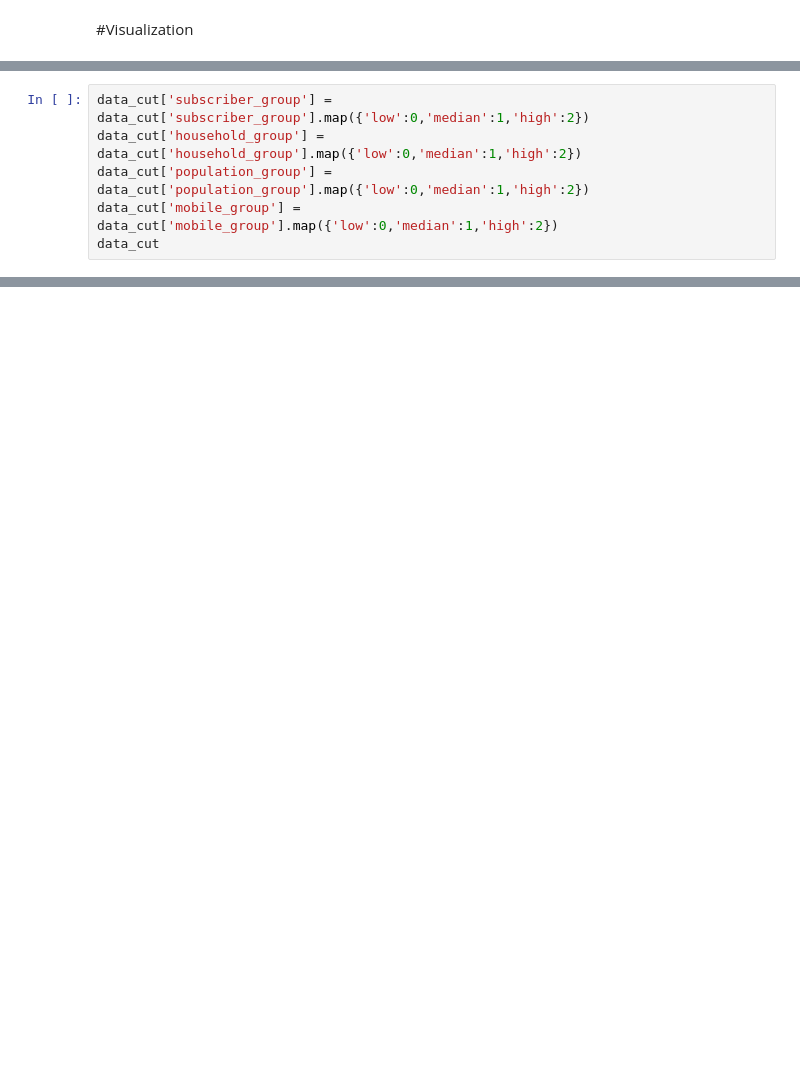
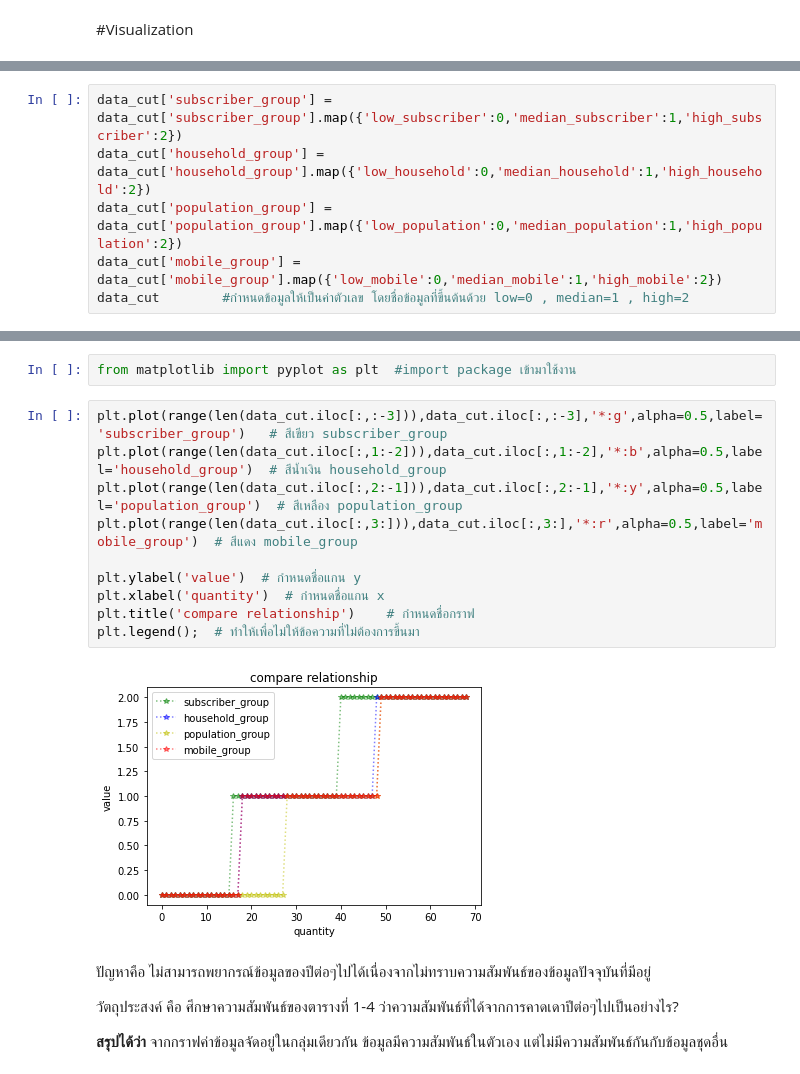
Before and after one commit to Thitichaya2000/DWDM21, a Jupyter notebook: Project_lookmhee.ipynb, the cells around one changed output, grey strips where cells are left out. Saved outputs shown, nothing was run; the diff lists cells and outputs as text; blank space fills up the shorter version.

```diff
--- a/Project_lookmhee.ipynb
+++ b/Project_lookmhee.ipynb
@@ -613,6 +603,0 @@ Index(['subscriber_group', 'household_group', 'population_group',
-# %%
-data_cut['subscriber_group'] = data_cut['subscriber_group'].map({'low':0,'median':1,'high':2})
-data_cut['household_group'] = data_cut['household_group'].map({'low':0,'median':1,'high':2})
-data_cut['population_group'] = data_cut['population_group'].map({'low':0,'median':1,'high':2})
-data_cut['mobile_group'] = data_cut['mobile_group'].map({'low':0,'median':1,'high':2})
-data_cut
@@ -652,0 +604,6 @@ See the caveats in the documentation: https://pandas.pydata.org/pandas-docs/stab
+# %%
+data_cut['subscriber_group'] = data_cut['subscriber_group'].map({'low_subscriber':0,'median_subscriber':1,'high_subscriber':2})
+data_cut['household_group'] = data_cut['household_group'].map({'low_household':0,'median_household':1,'high_household':2})
+data_cut['population_group'] = data_cut['population_group'].map({'low_population':0,'median_population':1,'high_population':2})
+data_cut['mobile_group'] = data_cut['mobile_group'].map({'low_mobile':0,'median_mobile':1,'high_mobile':2})
+data_cut        #กำหนดข้อมูลให้เป็นค่าตัวเลข โดยชื่อข้อมูลที่ขึ้นต้นด้วย low=0 , median=1 , high=2
@@ -652,0 +644,20 @@ See the caveats in the documentation: https://pandas.pydata.org/pandas-docs/stab
+# %%
+from matplotlib import pyplot as plt  #import package เข้ามาใช้งาน
+# %%
+plt.plot(range(len(data_cut.iloc[:,:-3])),data_cut.iloc[:,:-3],'*:g',alpha=0.5,label='subscriber_group')   # สีเขียว subscriber_group
+plt.plot(range(len(data_cut.iloc[:,1:-2])),data_cut.iloc[:,1:-2],'*:b',alpha=0.5,label='household_group')  # สีน้ำเงิน household_group
+plt.plot(range(len(data_cut.iloc[:,2:-1])),data_cut.iloc[:,2:-1],'*:y',alpha=0.5,label='population_group')  # สีเหลือง population_group
+plt.plot(range(len(data_cut.iloc[:,3:])),data_cut.iloc[:,3:],'*:r',alpha=0.5,label='mobile_group')  # สีแดง mobile_group
+
+plt.ylabel('value')  # กำหนดชื่อแกน y
+plt.xlabel('quantity')  # กำหนดชื่อแกน x
+plt.title('compare relationship')    # กำหนดชื่อกราฟ
+plt.legend();  # ทำให้เพื่อไม่ให้ข้อความที่ไม่ต้องการขึ้นมา
+# %% [output]
+[figure, added]
+# %% [markdown]
+ปัญหาคือ ไม่สามารถพยากรณ์ข้อมูลของปีต่อๆไปได้เนื่องจากไม่ทราบความสัมพันธ์ของข้อมูลปัจจุบันที่มีอยู่
+
+วัตถุประสงค์ คือ ศึกษาความสัมพันธ์ของตารางที่ 1-4 ว่าความสัมพันธ์ที่ได้จากการคาดเดาปีต่อๆไปเป็นอย่างไร?
+
+**สรุปได้ว่า** จากกราฟค่าข้อมูลจัดอยู่ในกลุ่มเดียวกัน ข้อมูลมีความสัมพันธ์ในตัวเอง แต่ไม่มีความสัมพันธ์กันกับข้อมูลชุดอื่น
```
Also changed, not shown: parts of 25 cells of this notebook.
